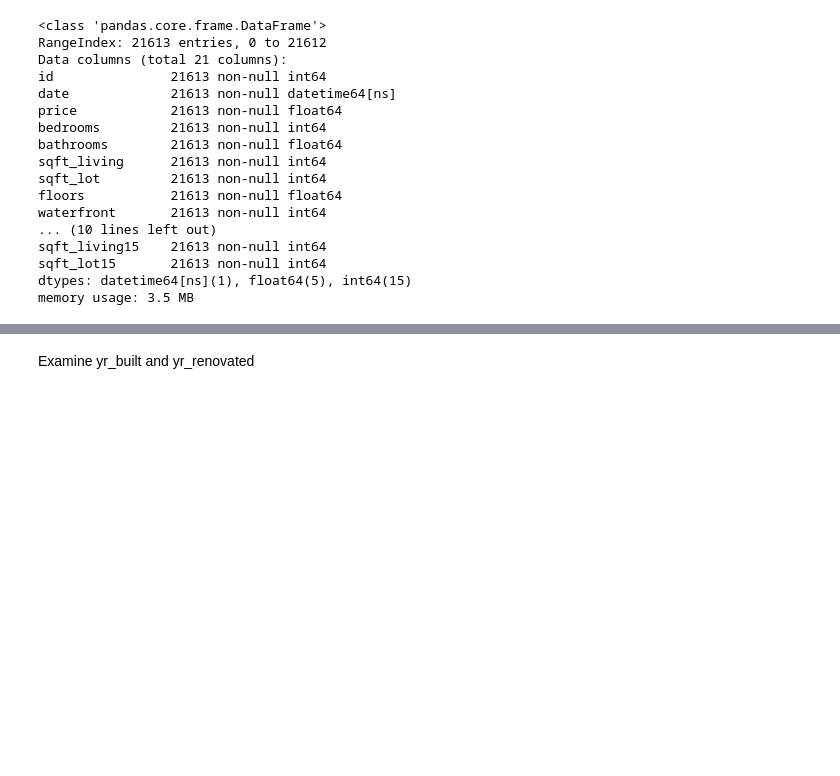
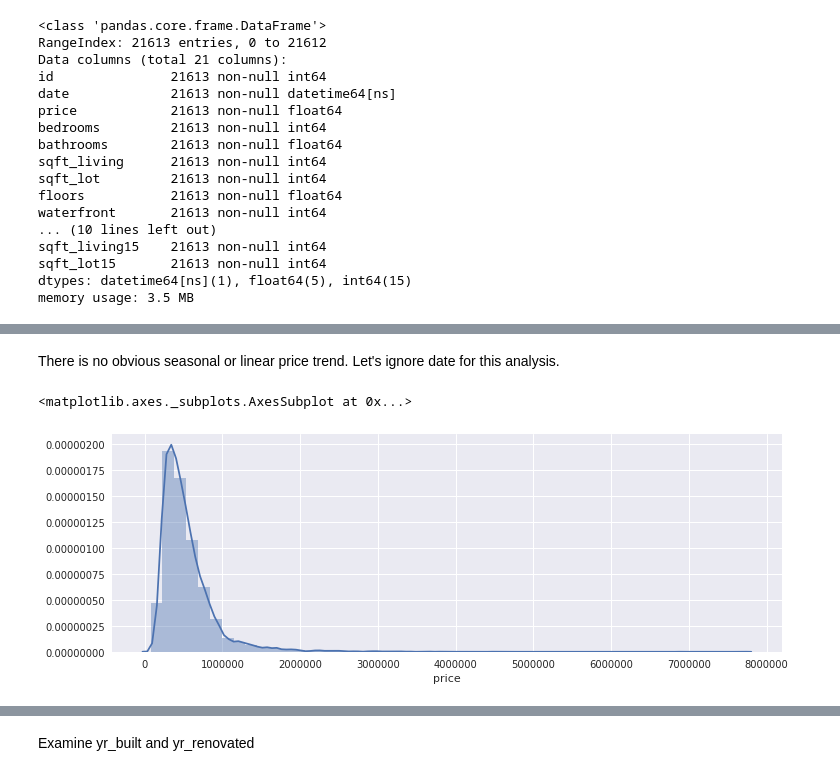
Before and after one commit to sdiehl28/Scikit-Learn-Workflow, a Jupyter notebook: projects/king_county_house/CV_Pipeline.ipynb, the cells around one changed output, grey strips where cells are left out. Drawn from its saved outputs; the diff is of its cells as text; code cells hidden in the pictures; blank space fills up the shorter version.

```diff
--- a/projects/king_county_house/CV_Pipeline.ipynb
+++ b/projects/king_county_house/CV_Pipeline.ipynb
@@ -153,0 +80,12 @@ all_data = all_data.drop(['id', 'date'], axis=1)
+# %% [markdown]
+There is no obvious seasonal or linear price trend.  Let's ignore date for this analysis.
+# %%
+# avoid incorrect userwarning in this version of anaconda
+import warnings
+warnings.simplefilter("ignore", UserWarning)
+
+plt.figure(figsize=(12,4))
+sns.distplot(all_data['price'])
+# %% [output]
+<matplotlib.axes._subplots.AxesSubplot at 0x...>
+[figure, added]
```
Also changed, not shown: parts of 70 cells of this notebook.
